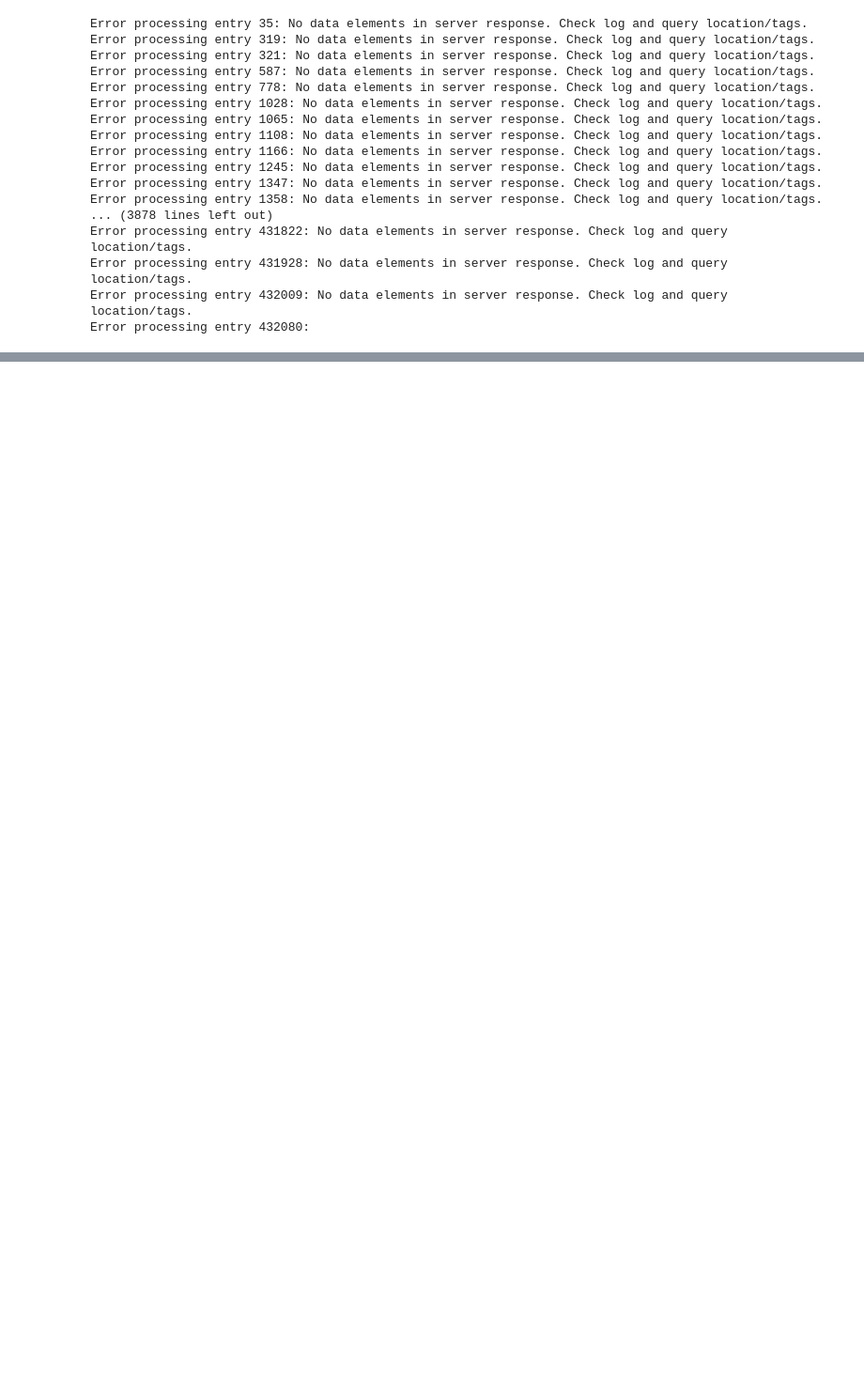
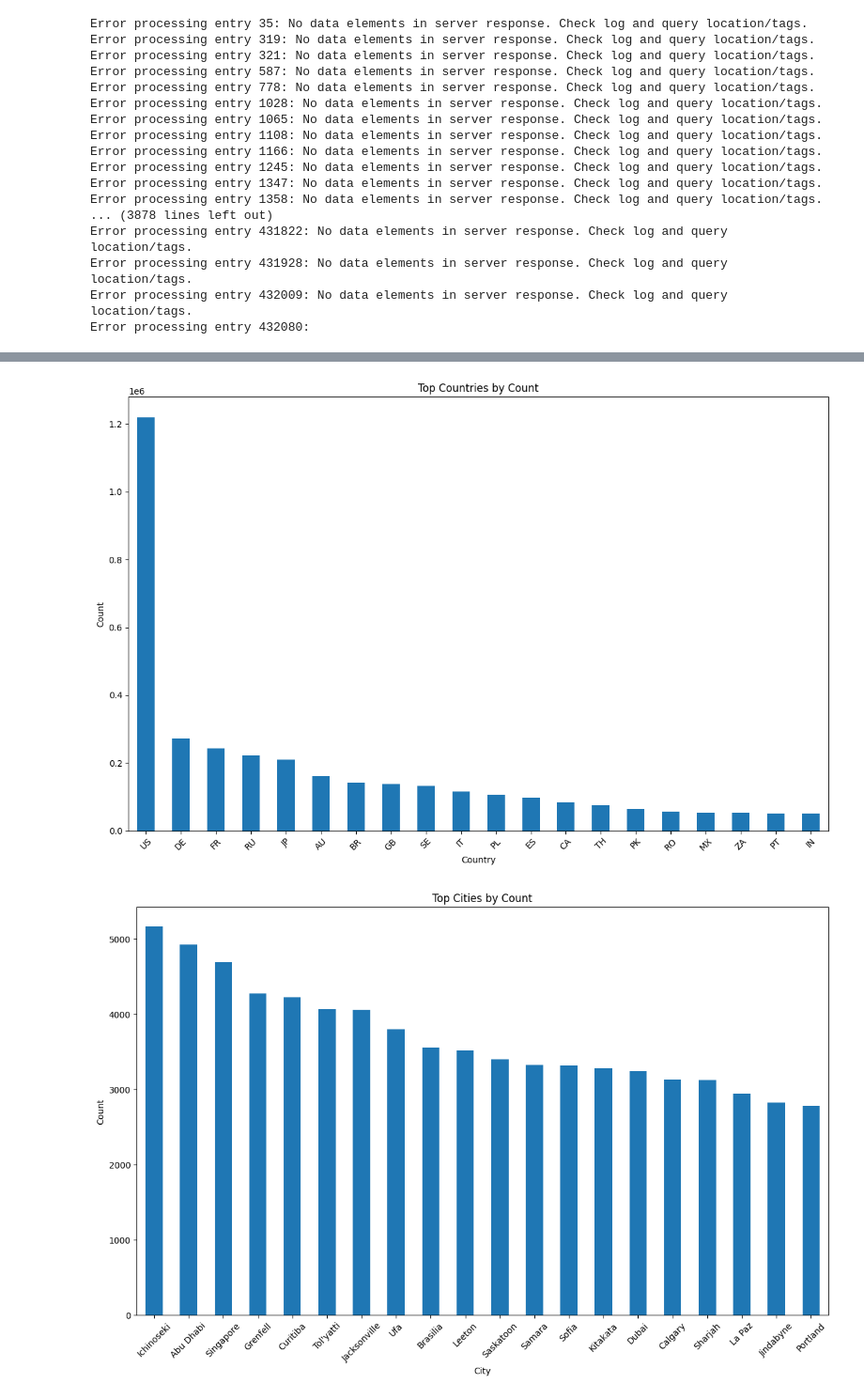
Before and after one commit to liudvikaszekas/distance-vlm, a Jupyter notebook: scripts/test.ipynb, the cells around one changed output, grey strips where cells are left out. Shown: that part at 94% size. Saved outputs shown, nothing was run; the diff lists cells and outputs as text; code cells hidden in the pictures; blank space fills up the shorter version.

```diff
--- a/scripts/test.ipynb
+++ b/scripts/test.ipynb
@@ -102,0 +116,42 @@ plt.show()
+# %%
+# Define a function to plot counts for a column
+def plot_counts(column_name, title, xlabel, ylabel, top_n=20):
+    counts = data[column_name].value_counts().head(top_n)  # Get the top N counts
+    plt.figure(figsize=(12, 8))
+    counts.plot(kind='bar')
+    plt.title(title)
+    plt.xlabel(xlabel)
+    plt.ylabel(ylabel)
+    plt.xticks(rotation=45)
+    plt.tight_layout()
+    plt.show()
+
+# Plot for countries
+plot_counts(
+    column_name='country',
+    title='Top Countries by Count',
+    xlabel='Country',
+    ylabel='Count',
+    top_n=20
+)
+
+# Plot for cities
+plot_counts(
+    column_name='city',
+    title='Top Cities by Count',
+    xlabel='City',
+    ylabel='Count',
+    top_n=20
+)
+
+# Plot for regions
+plot_counts(
+    column_name='region',
+    title='Top Regions by Count',
+    xlabel='Region',
+    ylabel='Count',
+    top_n=20
+)
+# %% [output]
+[figure, added]
+[figure, added]
```
Also changed, not shown: parts of 5 cells of this notebook, 23 other files.
